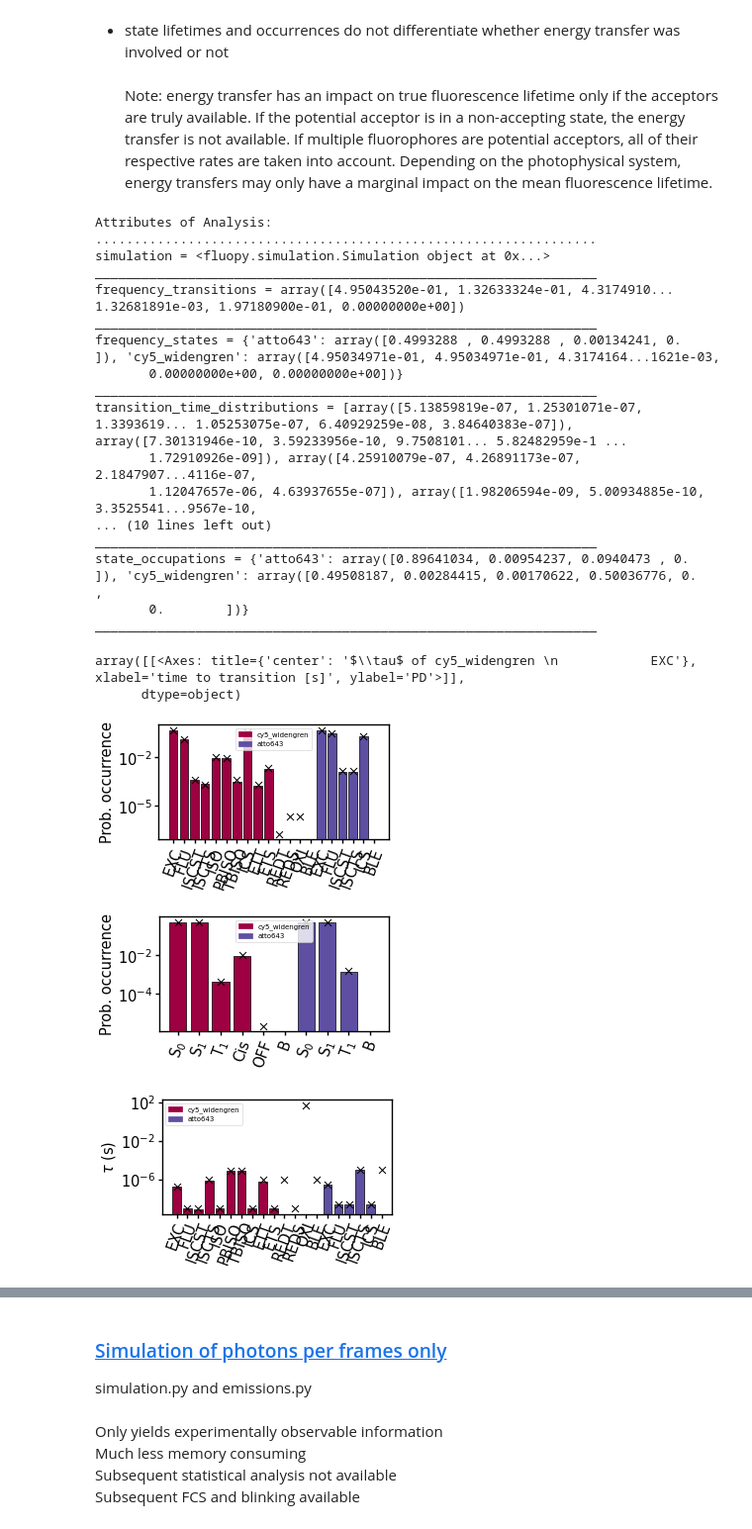
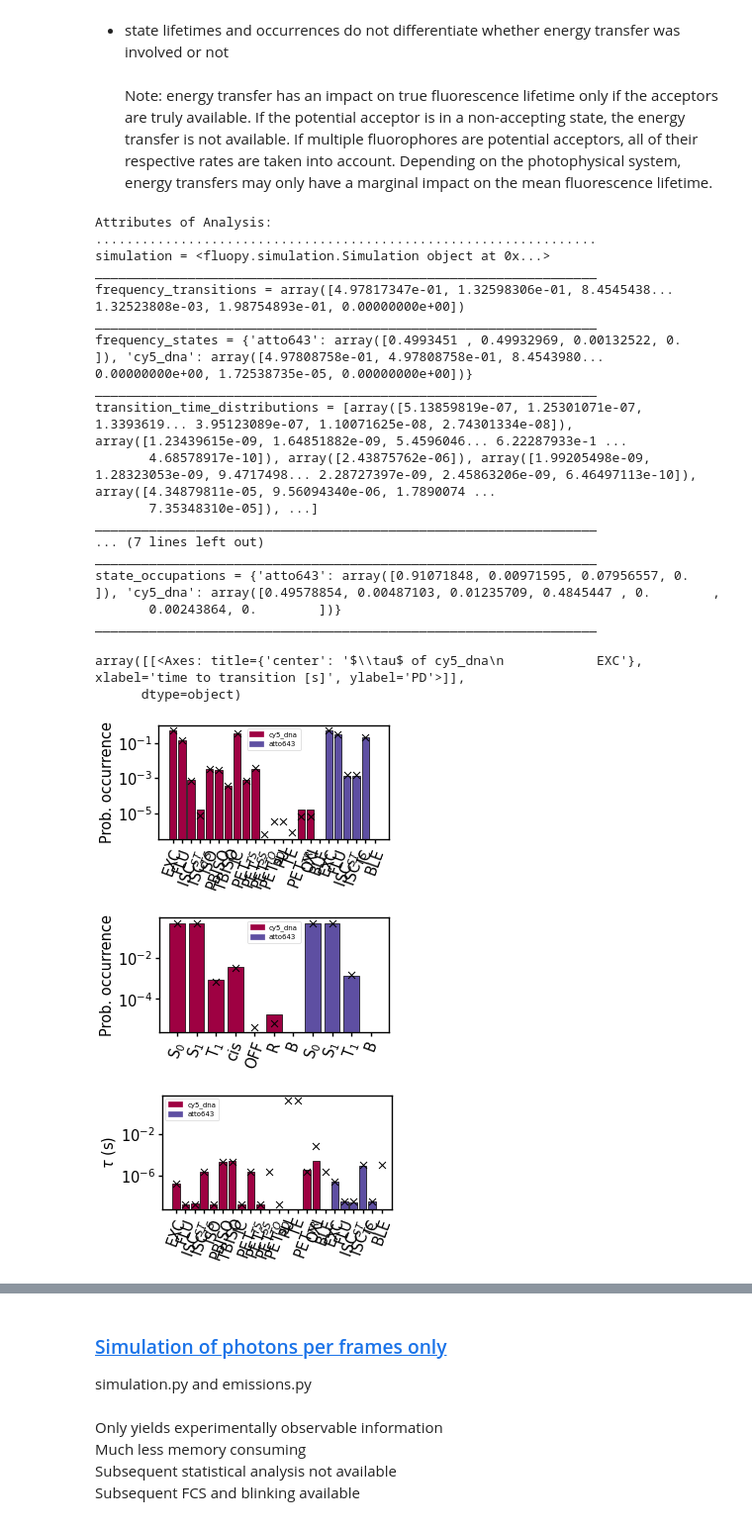
Before and after one commit to super-resolution/Fluopy, a Jupyter notebook: notebooks/General$D$/tutorial$CTB$.ipynb, the cells around one changed output, grey strips where cells are left out. Shown at 99% size. Drawn from its saved outputs; the diff is of its cells as text; code cells hidden in the pictures.

```diff
--- a/notebooks/General$D$/tutorial$CTB$.ipynb
+++ b/notebooks/General$D$/tutorial$CTB$.ipynb
@@ -419,42 +419,42 @@ Note: energy transfer has an impact on true fluorescence lifetime only if the ac
 # %%
 analysis = an.Analysis(simulation=simulation)
 
 mi.print_class(analysis, "Analysis")
 
-analysis.get_fluorescence_lifetimes(fluorophore="cy5_widengren")
-analysis.get_emitting_transition_lifetimes(fluorophore="cy5_widengren")
+analysis.get_fluorescence_lifetimes(fluorophore="cy5_dna")
+analysis.get_emitting_transition_lifetimes(fluorophore="cy5_dna")
 
 analysis.plot_frequency_transitions(scale=0.5, prediction=prediction)
 analysis.plot_frequency_states(scale=0.5, prediction=prediction)
 analysis.plot_mean_transition_times(scale=0.5, prediction=prediction)
 analysis.plot_mean_lifetimes(scale=0.5, prediction=prediction)
 analysis.plot_state_occupations(scale=0.5, prediction=prediction)
 analysis.plot_lifetime_distributions(
-    scale=0.5, prediction=prediction, fluorophore="cy5_widengren", state_identity=1
+    scale=0.5, prediction=prediction, fluorophore="cy5_dna", state_identity=1
 )
 analysis.plot_transition_time_distributions(
-    scale=0.5, prediction=prediction, fluorophore="cy5_widengren", transition_id=0
+    scale=0.5, prediction=prediction, fluorophore="cy5_dna", transition_id=0
 )
 # %% [output]
 Attributes of Analysis:
 .................................................................
 simulation = <fluopy.simulation.Simulation object at 0x...>
 _________________________________________________________________
-frequency_transitions = array([4.95043520e-01, 1.32633324e-01, 4.3174910... 1.32681891e-03, 1.97180900e-01, 0.00000000e+00])
+frequency_transitions = array([4.97817347e-01, 1.32598306e-01, 8.4545438... 1.32523808e-03, 1.98754893e-01, 0.00000000e+00])
 _________________________________________________________________
-frequency_states = {'atto643': array([0.4993288 , 0.4993288 , 0.00134241, 0.        ]), 'cy5_widengren': array([4.95034971e-01, 4.95034971e-01, 4.3174164...1621e-03,
-       0.00000000e+00, 0.00000000e+00])}
+frequency_states = {'atto643': array([0.4993451 , 0.49932969, 0.00132522, 0.        ]), 'cy5_dna': array([4.97808758e-01, 4.97808758e-01, 8.4543980... 0.00000000e+00, 1.72538735e-05, 0.00000000e+00])}
 _________________________________________________________________
-transition_time_distributions = [array([5.13859819e-07, 1.25301071e-07, 1.3393619... 1.05253075e-07, 6.40929259e-08, 3.84640383e-07]), array([7.30131946e-10, 3.59233956e-10, 9.7508101... 5.82482959e-1 ...
-       1.72910926e-09]), array([4.25910079e-07, 4.26891173e-07, 2.1847907...4116e-07,
-       1.12047657e-06, 4.63937655e-07]), array([1.98206594e-09, 5.00934885e-10, 3.3525541...9567e-10,
-... (10 lines left out)
+transition_time_distributions = [array([5.13859819e-07, 1.25301071e-07, 1.3393619... 3.95123089e-07, 1.10071625e-08, 2.74301334e-08]), array([1.23439615e-09, 1.64851882e-09, 5.4596046... 6.22287933e-1 ...
+       4.68578917e-10]), array([2.43875762e-06]), array([1.99205498e-09, 1.28323053e-09, 9.4717498... 2.28727397e-09, 2.45863206e-09, 6.46497113e-10]), array([4.34879811e-05, 9.56094340e-06, 1.7890074 ...
+       7.35348310e-05]), ...]
 _________________________________________________________________
-state_occupations = {'atto643': array([0.89641034, 0.00954237, 0.0940473 , 0.        ]), 'cy5_widengren': array([0.49508187, 0.00284415, 0.00170622, 0.50036776, 0.        ,
-       0.        ])}
+... (7 lines left out)
 _________________________________________________________________
+state_occupations = {'atto643': array([0.91071848, 0.00971595, 0.07956557, 0.        ]), 'cy5_dna': array([0.49578854, 0.00487103, 0.01235709, 0.4845447 , 0.        ,
+       0.00243864, 0.        ])}
+_________________________________________________________________
-array([[<Axes: title={'center': '$\\tau$ of cy5_widengren \n            EXC'}, xlabel='time to transition [s]', ylabel='PD'>]],
+array([[<Axes: title={'center': '$\\tau$ of cy5_dna\n            EXC'}, xlabel='time to transition [s]', ylabel='PD'>]],
       dtype=object)
-[figure, old version]
+[figure, new version]
-[figure, old version]
+[figure, new version]
-[figure, old version]
+[figure, new version]
```
Also changed, not shown: parts of 11 cells of this notebook, 12 other files.
